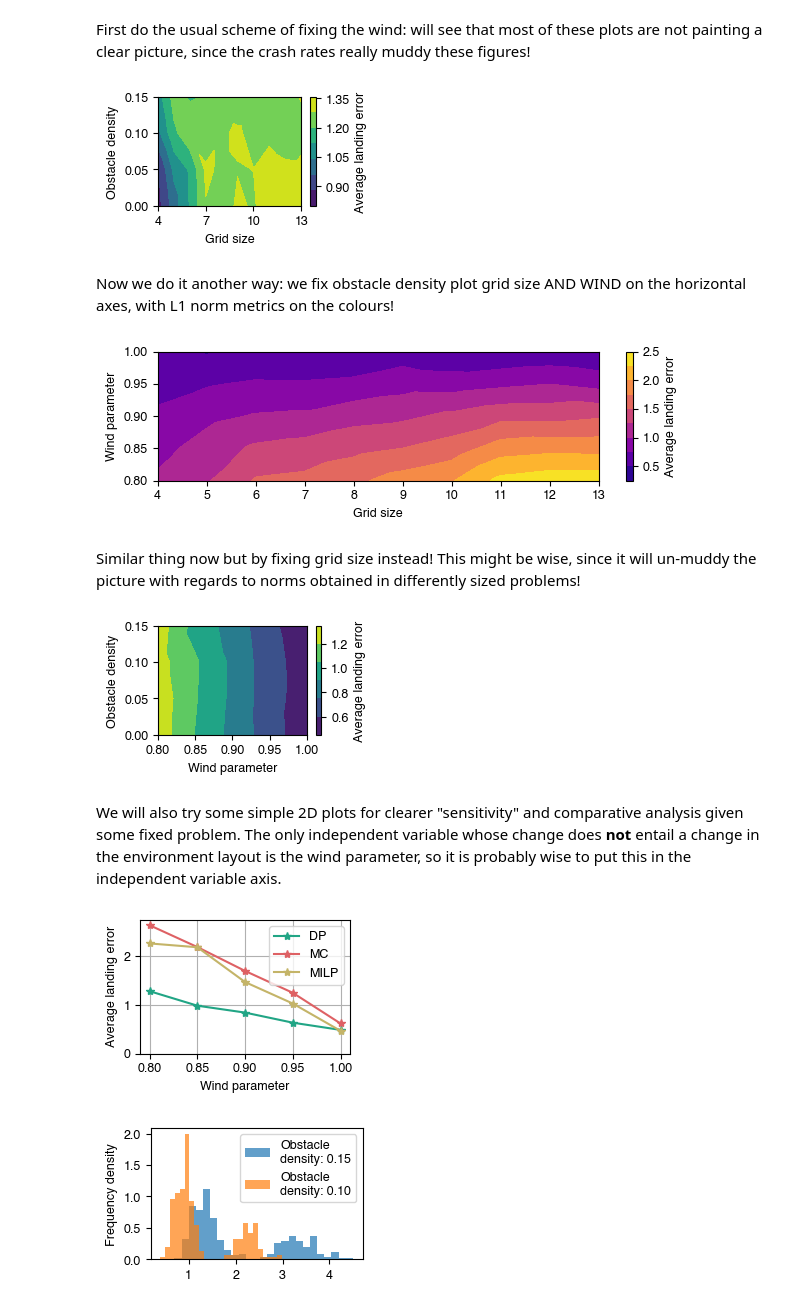
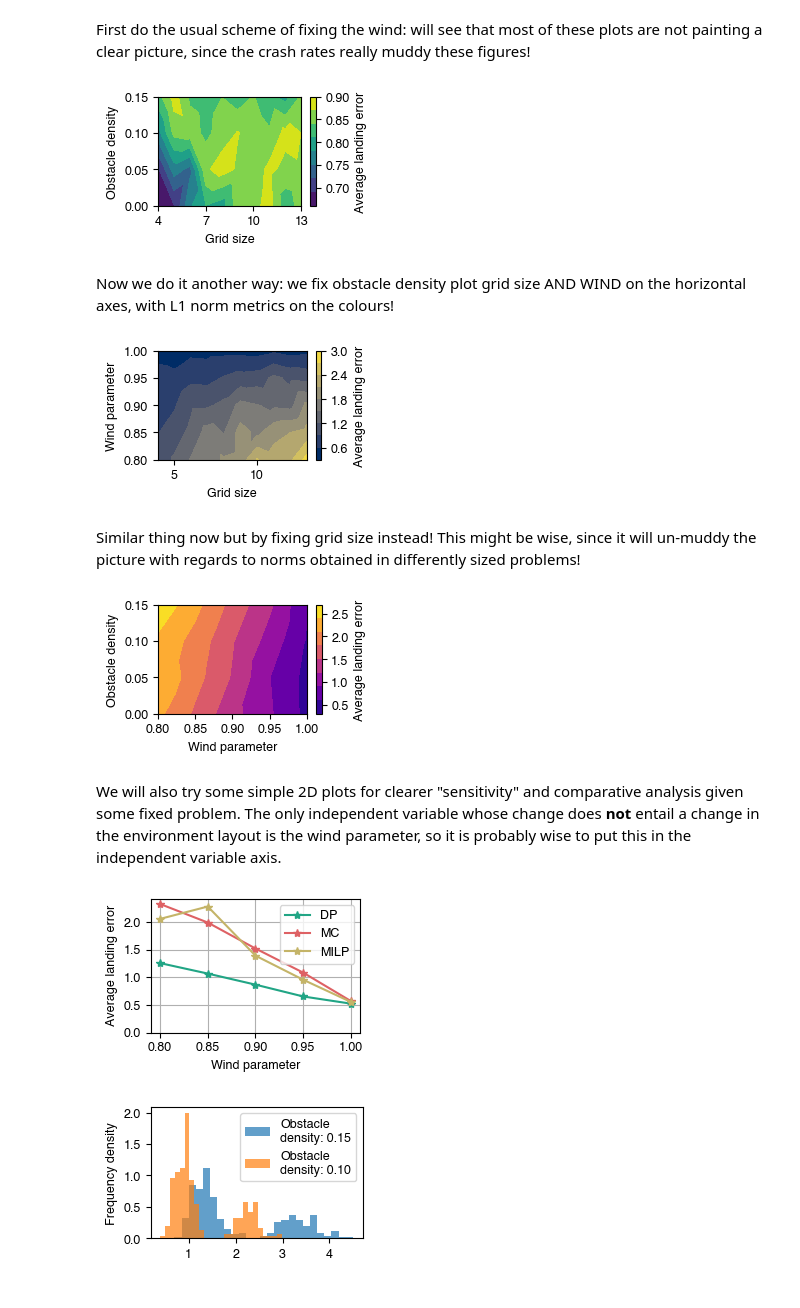
Before and after one commit to berkpereira/gridworld-numpy, a Jupyter notebook: eda_4d.ipynb, the cells around one changed output. Cells and saved outputs as stored; diff of their text form; code cells hidden in the pictures.

Commit message:
added plots

```diff
--- a/eda_4d.ipynb
+++ b/eda_4d.ipynb
@@ -500,7 +500,7 @@ data_dp = df_sim_dp.groupby(['grid_size', 'obstacle_density', 'wind_param']).mea
 df_sim_ip = df_sim[df_sim['sol_method'] == 'IP']
 data_ip = df_sim_ip.groupby(['grid_size', 'obstacle_density', 'wind_param']).mean()
 
-wp = 0.8
+wp = 0.9
 method = 'dp'
 
 norm_data_mc = data_mc.loc[:, :, wp]['l1_norm']
@@ -539,11 +539,11 @@ if save:
 
 plt.show()
 # %% [output]
-[figure, old version]
+[figure, new version]
 # %% [markdown]
 Now we do it another way: we fix obstacle density plot grid size AND WIND on the horizontal axes, with L1 norm metrics on the colours!
 # %%
-fig, ax = plt.subplots(figsize=(fsp.text_width, 2))
+fig, ax = plt.subplots(figsize=(fsp.text_width * fsp.text_width_factor, 1.8))
 
 data_mc = df_sim_mc.groupby(['grid_size', 'obstacle_density', 'wind_param']).mean() # take mean values per benchmark MDP
 data_dp = df_sim_dp.groupby(['grid_size', 'obstacle_density', 'wind_param']).mean()
@@ -551,41 +551,41 @@ data_ip = df_sim_ip.groupby(['grid_size', 'obstacle_density', 'wind_param']).mea
 
 
 density = 0.05
-method = 'mc'
+method = 'ip'
 
 norm_data_mc = data_mc.loc[:, density, :]['l1_norm']
 norm_data_dp = data_dp.loc[:, density, :]['l1_norm']
 norm_data_ip = data_ip.loc[:, density, :]['l1_norm']
 
 # Get the x, y, z values
 x = norm_data_mc.index.get_level_values('grid_size')
 y = norm_data_mc.index.get_level_values('wind_param')
 z_dp = norm_data_dp.values
 z_mc = norm_data_mc.values
 z_ip = norm_data_ip.values
 
 # Create a triangulation for x and y axes
 triang = tri.Triangulation(x, y)
 
 # Create the contour plot
 if method == 'dp':
     cntr = ax.tricontourf(triang, z_dp, cmap='viridis')
 elif method == 'mc':
     cntr = ax.tricontourf(triang, z_mc, cmap='plasma')
 elif method == 'ip':
     cntr = ax.tricontourf(triang, z_ip, cmap='cividis')
 
 # Add a color bar
 cbar = plt.colorbar(cntr, ax=ax)
 cbar.ax.set_ylabel('Average landing error')
 cbar.locator = MaxNLocator(5) # this number sets maximum number of colour bar ticks
 # Set labels for the axes
 ax.set_xlabel('Grid size')
 ax.set_ylabel('Wind parameter')
 plt.tight_layout()
 plt.show()
 # %% [output]
-[figure, old version]
+[figure, new version]
 # %% [markdown]
 Similar thing now but by fixing grid size instead! This might be wise, since it will un-muddy the picture with regards to norms obtained in differently sized problems!
 # %%
@@ -597,7 +597,7 @@ data_ip = df_sim_ip.groupby(['grid_size', 'obstacle_density', 'wind_param']).mea
 
 
 fixed_size = 13
-method = 'dp'
+method = 'mc'
 
 norm_data_mc = data_mc.loc[fixed_size, :, :]['l1_norm']
 norm_data_dp = data_dp.loc[fixed_size, :, :]['l1_norm']
@@ -630,15 +630,20 @@ cbar.locator = MaxNLocator(5) # this number sets maximum number of colour bar ti
 ax.set_xlabel('Wind parameter')
 ax.set_ylabel('Obstacle density')
 
+ax.set_xticks(np.arange(0.8, 1.01, 0.05))
 plt.tight_layout()
-ax.set_xticks(np.arange(0.8, 1.01, 0.05))
+
+save = False
+if save:
+    plt.savefig(f'{fsp.fig_path}/4d-{method}-average-error-grid-size-{fixed_size}.pdf')
+
 
 plt.show()
 
 # Some of these plots with flame-like shapes highlight the confouding factor of crashes
 # Sometimes more obstacles seems to indicate better performance, but that's just because there are more crashes!
 # %% [output]
-[figure, old version]
+[figure, new version]
 # %% [markdown]
 We will also try some simple 2D plots for clearer "sensitivity" and comparative analysis given some fixed problem. The only independent variable whose change does **not** entail a change in the environment layout is the wind parameter, so it is probably wise to put this in the independent variable axis.
 # %%
@@ -650,26 +655,21 @@ data_ip = df_sim_ip.groupby(['grid_size', 'obstacle_density', 'wind_param']).mea
 
 
 fixed_size = 13
-fixed_density = 0.15
+fixed_density = 0.1
 method = 'ip'
-
 norm_data_mc = data_mc.loc[fixed_size, fixed_density, :]['l1_norm']
 norm_data_dp = data_dp.loc[fixed_size, fixed_density, :]['l1_norm']
 norm_data_ip = data_ip.loc[fixed_size, fixed_density, :]['l1_norm']
-
 # Get the x, y, z values
 x = norm_data_mc.index.get_level_values('wind_param')
 y_dp = norm_data_dp.values
 y_mc = norm_data_mc.values
 y_ip = norm_data_ip.values
-
 # Create the plot
 cmap = plt.get_cmap('viridis')
 ax.plot(x, y_dp, '-*', color=cmap.colors[150], label='DP')
-
 cmap = plt.get_cmap('plasma')
 ax.plot(x, y_mc, '-*', color=cmap.colors[150], label='MC')
-
 cmap = plt.get_cmap('cividis')
 ax.plot(x, y_ip, '-*', color=cmap.colors[200], label='MILP')
 
@@ -678,19 +678,17 @@ ax.set_xlabel('Wind parameter')
 ax.set_ylabel('Average landing error')
 ax.set_ylim(bottom=0)
 
-
 ax.set_xticks(np.arange(0.8, 1.01, 0.05))
 plt.grid(True)
 plt.legend()
 plt.tight_layout()
 
-save = True
+save = False
 if save:
     plt.savefig(f'{fsp.fig_path}/4d-line-landing-error-gridsize-{fixed_size}-density-{fixed_density}.pdf')
-
 plt.show()
 # %% [output]
-[figure, old version]
+[figure, new version]
 # %%
 fig, ax = plt.subplots(figsize=(fsp.text_width * fsp.text_width_factor, 1.8))
 
```
Also changed, not shown: parts of 3 cells of this notebook, 1 other file.
